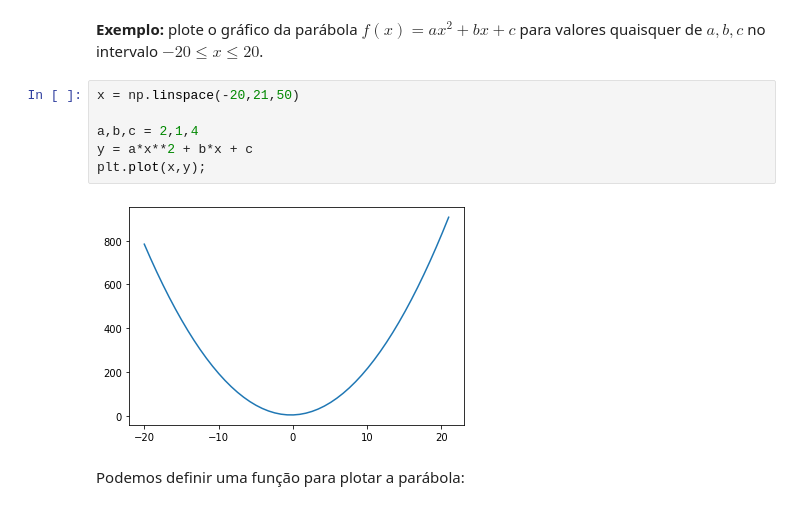
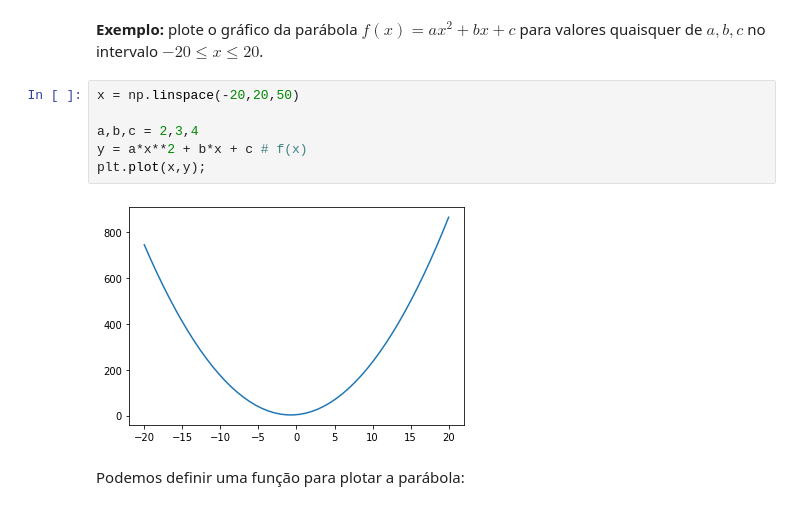
Before and after one commit to gcpeixoto/FMECD, a Jupyter notebook: ipynb/04b-plotagem-matplotlib.ipynb, the cells around one changed output. Drawn from its saved outputs; the diff is of its cells as text.

```diff
--- a/ipynb/04b-plotagem-matplotlib.ipynb
+++ b/ipynb/04b-plotagem-matplotlib.ipynb
@@ -78,13 +78,13 @@ plt.plot(x,y); # reta y = x
 # %% [markdown]
 **Exemplo:** plote o gráfico da parábola $f(x) = ax^2 + bx + c$ para valores quaisquer de $a,b,c$ no intervalo $-20 \leq x \leq 20$.
 # %%
-x = np.linspace(-20,21,50)
+x = np.linspace(-20,20,50)
 
-a,b,c = 2,1,4
-y = a*x**2 + b*x + c
+a,b,c = 2,3,4
+y = a*x**2 + b*x + c # f(x)
 plt.plot(x,y);
 # %% [output]
-[figure, old version]
+[figure, new version]
 # %% [markdown]
 Podemos definir uma função para plotar a parábola:
 # %%
```
Also changed, not shown: parts of 8 cells of this notebook, 7 other files.
